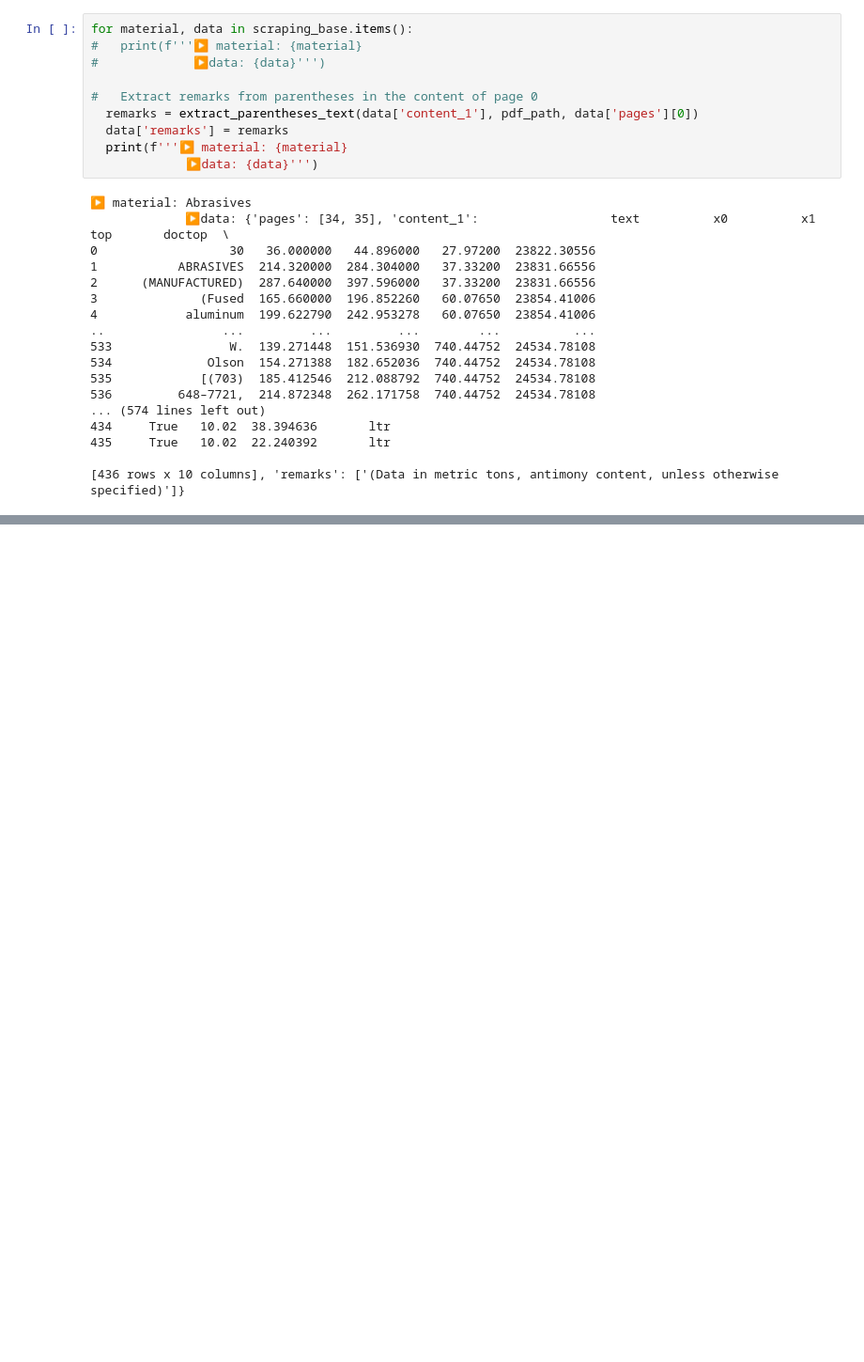
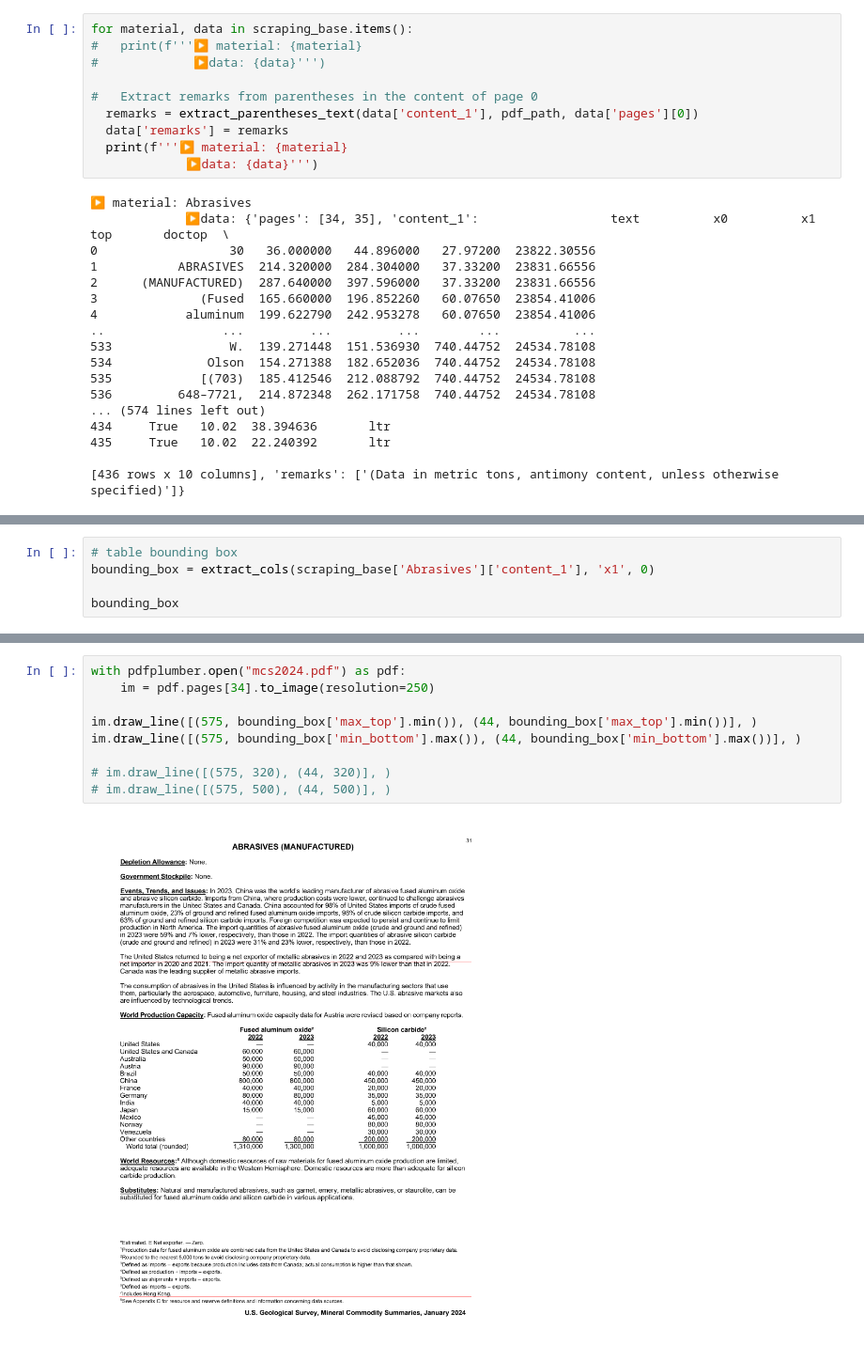
Before and after one commit to Yassmine2020/MaterialRisksSimulation, a Jupyter notebook: test_usgs/main.ipynb, the cells around one changed output, grey strips where cells are left out. Shown at 94% size. Drawn from its saved outputs; the diff is of its cells as text; blank space fills up the shorter version.

```diff
--- a/test_usgs/pdf_to_materials.ipynb
+++ b/test_usgs/main.ipynb
@@ -580,0 +624,5 @@ for material, data in scraping_base.items():
+# %%
+# table bounding box
+bounding_box = extract_cols(scraping_base['Abrasives']['content_1'], 'x1', 0)
+
+bounding_box
@@ -580,0 +647,11 @@ for material, data in scraping_base.items():
+# %%
+with pdfplumber.open("mcs2024.pdf") as pdf:
+    im = pdf.pages[34].to_image(resolution=250)
+
+im.draw_line([(575, bounding_box['max_top'].min()), (44, bounding_box['max_top'].min())], )
+im.draw_line([(575, bounding_box['min_bottom'].max()), (44, bounding_box['min_bottom'].max())], )
+
+# im.draw_line([(575, 320), (44, 320)], )
+# im.draw_line([(575, 500), (44, 500)], )
+# %% [output]
+[figure, added]
```
Also changed, not shown: parts of 18 cells of this notebook, 2 other files.
